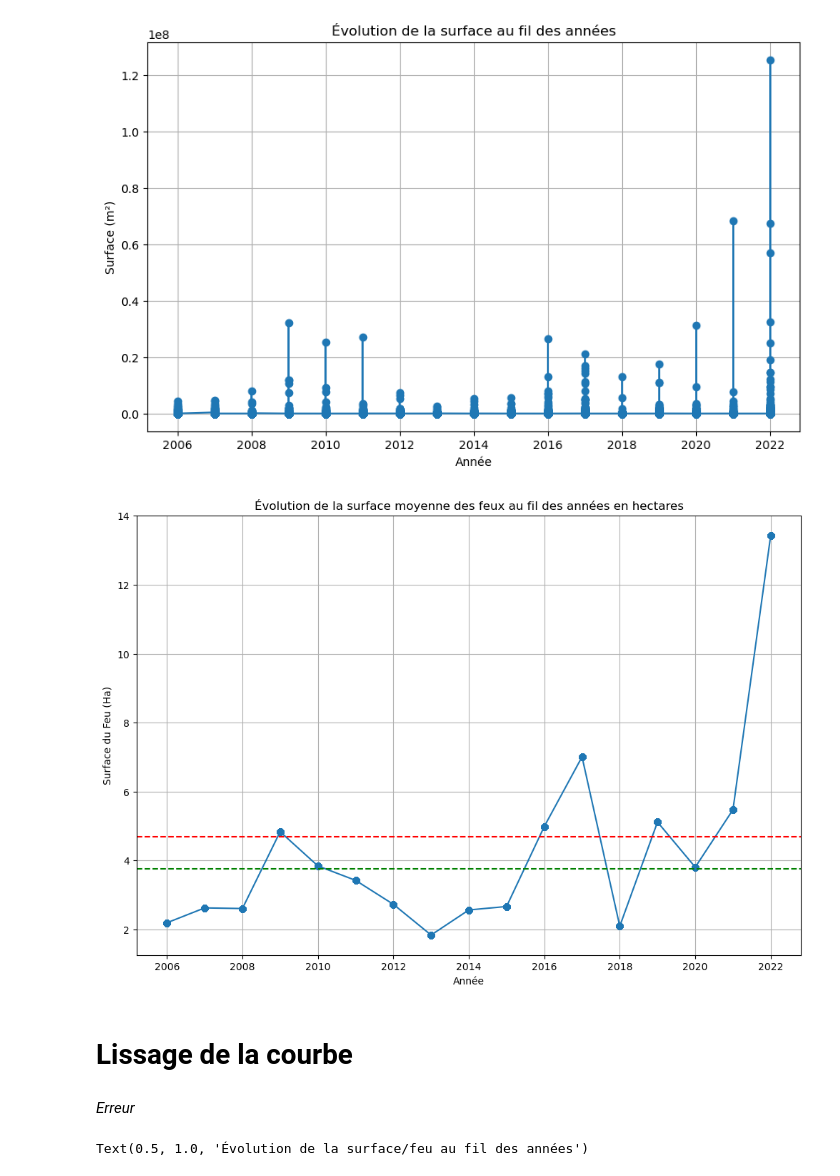
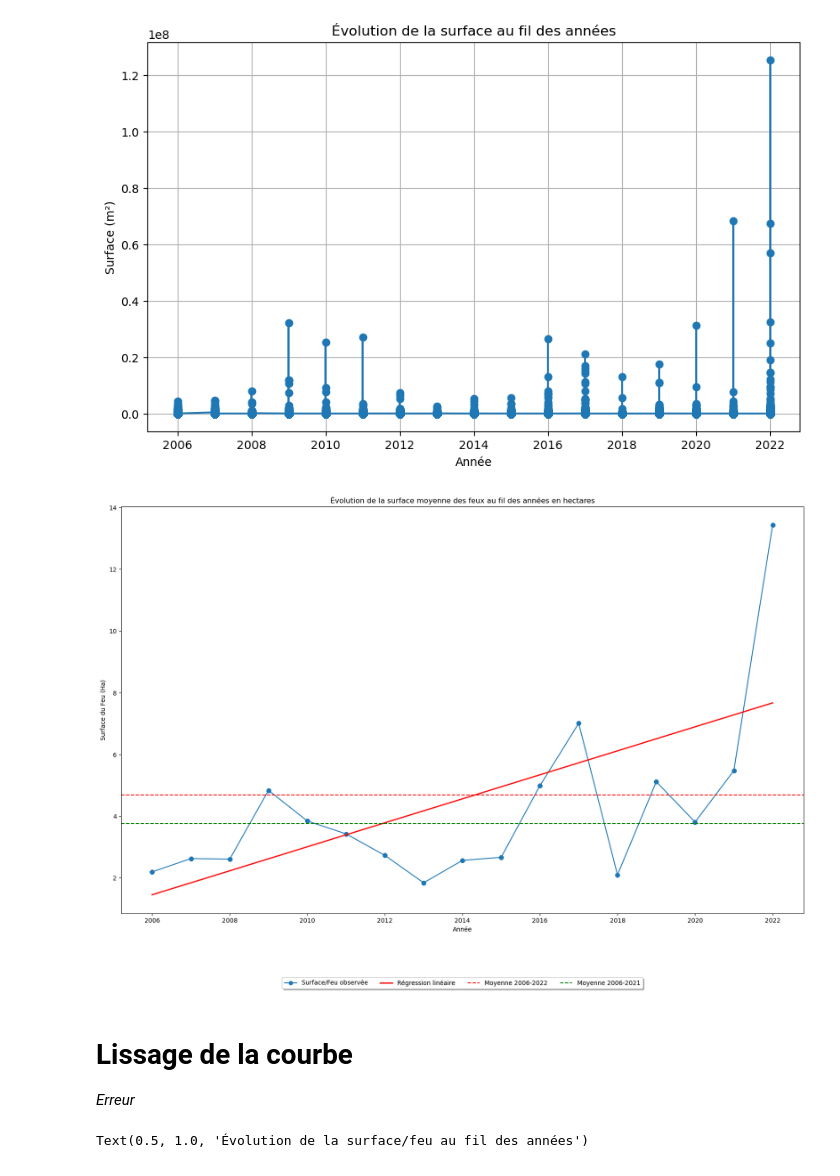
Before and after one commit to jjulietteschneider/Projet-StatApp, a Jupyter notebook: etude_hectares.ipynb, the cells around one changed output. Drawn from its saved outputs; the diff is of its cells as text; code cells hidden in the pictures.

Commit message:
Graphique avec droite de régression

```diff
--- a/etude_hectares.ipynb
+++ b/etude_hectares.ipynb
@@ -66,31 +66,57 @@ plt.grid(True)
 plt.show()
 # %% [output]
 [figure]
-# %%
-# Créez le graphique
-plt.figure(figsize=(12, 8))  # Réglez la taille du graphique selon vos préférences
-plt.plot(data_frame['Année'], data_frame['Surface/Feu'], marker='o', linestyle='-')
-
-# Tracer la moyenne des surfaces de 2006 à 2022
-plt.axhline(y=moyenne_surface_2006_2022, color='r', linestyle='--', label='Moyenne 2006-2022')
-
-# Tracer la moyenne des surfaces de 2006 à 2021
-plt.axhline(y=moyenne_surface_2006_2021, color='g', linestyle='--', label='Moyenne 2006-2021')
-
-
-# Ajoutez des étiquettes et un titre
-plt.xlabel('Année')
-plt.ylabel('Surface du Feu (Ha)')
-plt.title('Évolution de la surface moyenne des feux au fil des années en hectares')
-
-# Affichez le graphique
-plt.grid(True)
-plt.show()
-# %% [output]
-[figure, removed]
-# %% [markdown]
-# Lissage de la courbe
+# %%
+import numpy as np
+import matplotlib.pyplot as plt
+from sklearn.linear_model import LinearRegression
+
+# Créez un modèle de régression linéaire
+regression_model = LinearRegression()
+
+# Sélectionnez les données d'entraînement (années et 'Surface/Feu')
+X = data_frame['Année'].values.reshape(-1, 1)
+y = data_frame['Surface/Feu'].values.reshape(-1, 1)
+
+# Entraînez le modèle
+regression_model.fit(X, y)
+
+# Obtenez les prédictions du modèle
+y_pred = regression_model.predict(X)
+
+# Créez le graphique
+plt.figure(figsize=(20, 12))  # Réglez la taille du graphique selon vos préférences
+
+# Tracer les données observées
+plt.plot(data_frame['Année'], data_frame['Surface/Feu'], marker='o', linestyle='-', label='Surface/Feu observée')
+
+# Tracer la droite de régression
+plt.plot(data_frame['Année'], y_pred, label='Régression linéaire', color='red', linewidth=2)
+
+# Tracer la moyenne des surfaces de 2006 à 2022
+plt.axhline(y=moyenne_surface_2006_2022, color='r', linestyle='--', label='Moyenne 2006-2022')
+
+# Tracer la moyenne des surfaces de 2006 à 2021
+plt.axhline(y=moyenne_surface_2006_2021, color='g', linestyle='--', label='Moyenne 2006-2021')
+
+# Ajouter des étiquettes et un titre
+plt.xlabel('Année')
+plt.ylabel('Surface du Feu (Ha)')
+plt.title('Évolution de la surface moyenne des feux au fil des années en hectares')
+
+# Afficher la légende en bas
+plt.legend(loc='upper center', bbox_to_anchor=(0.5, -0.15), fancybox=True, shadow=True, ncol=4)
+
+# Supprimer les grilles en fond
+plt.grid(False)
+
+# Affichez le graphique
+plt.show()
+# %% [output]
+[figure, added]
 # %% [markdown]
+# Lissage de la courbe
+
 *Erreur*
 # %%
 import pandas as pd
```
